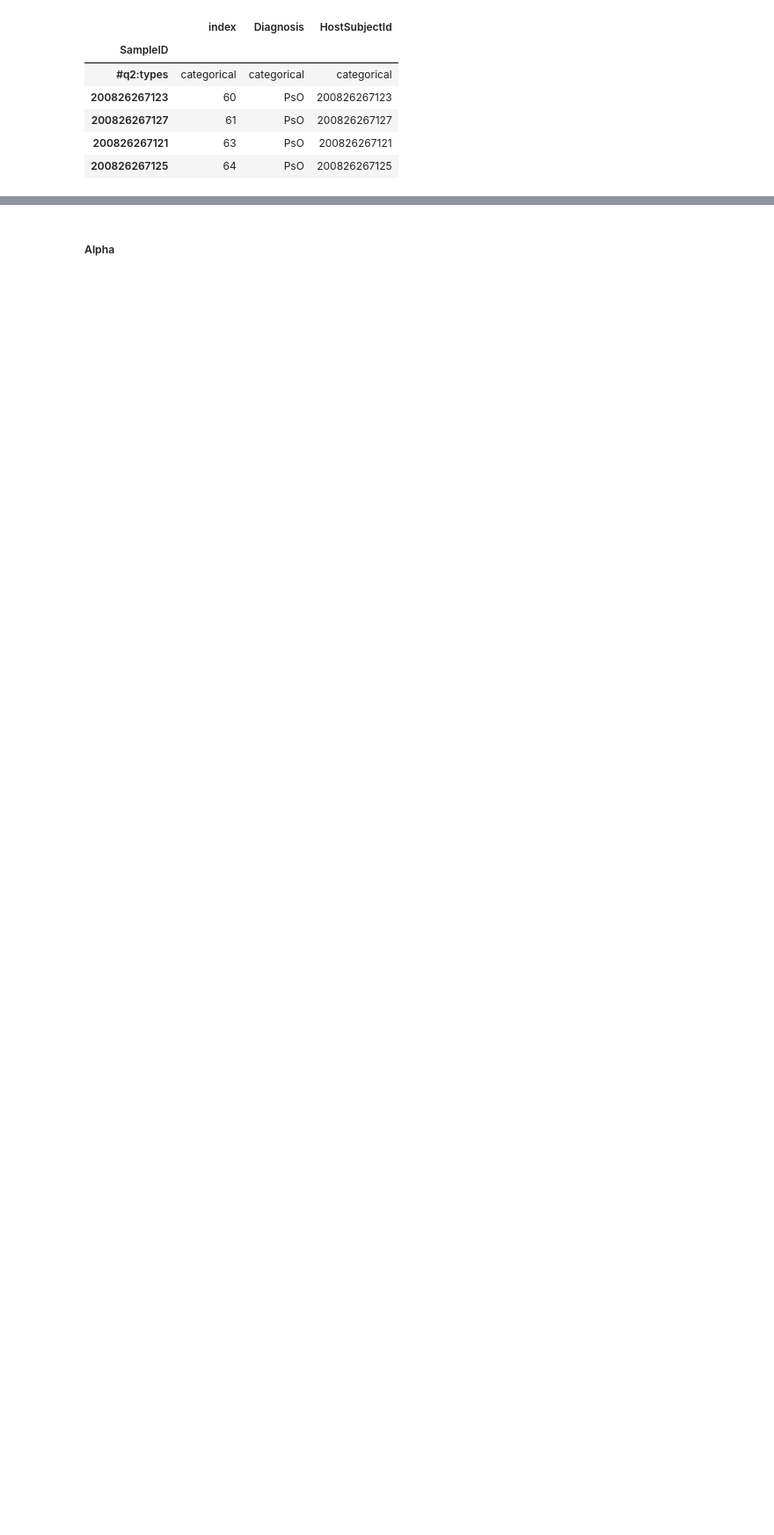
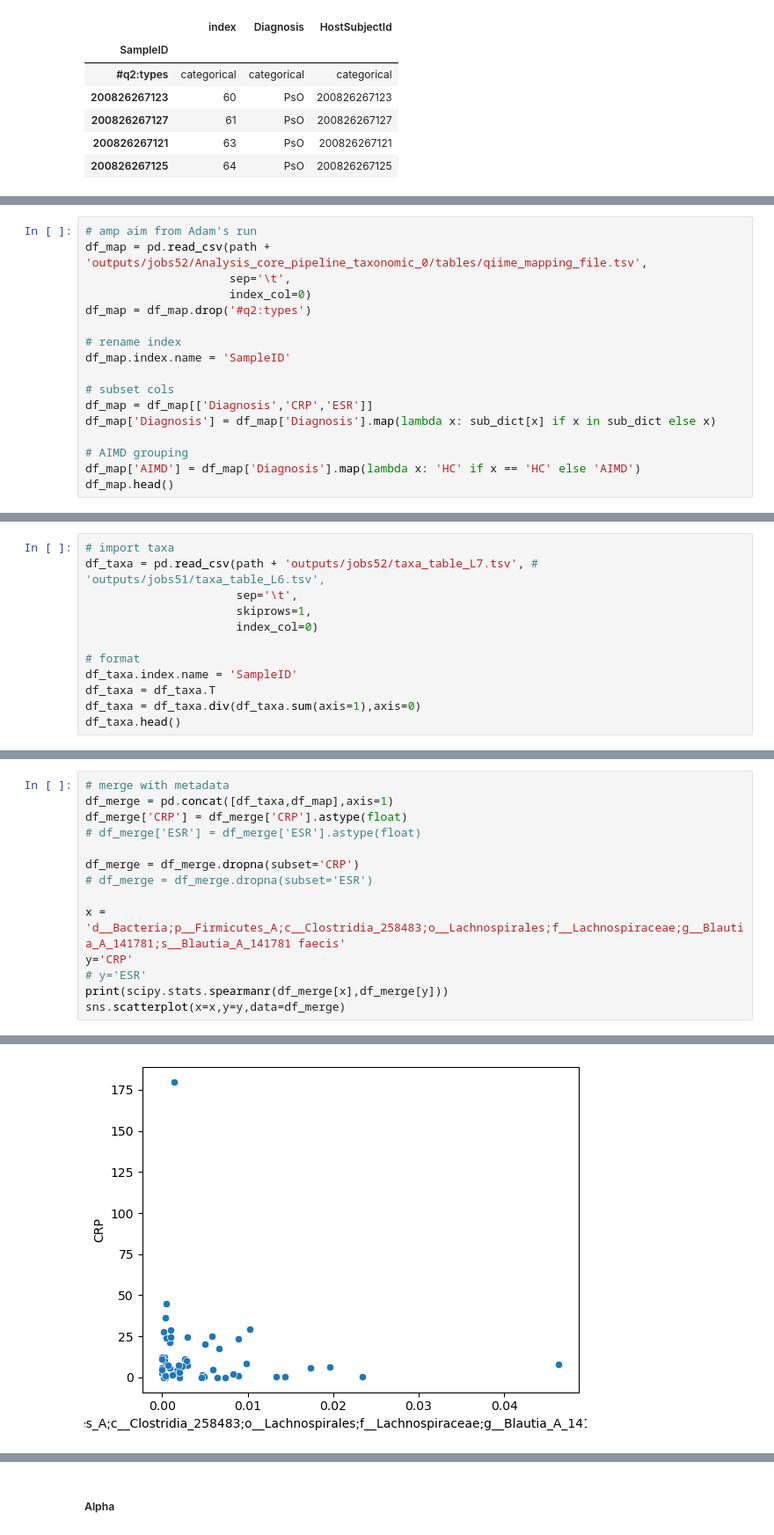
Before and after one commit to kbpi314/ampaim, a Jupyter notebook: code/ampaim_metaanalysis.ipynb, the cells around one changed output, grey strips where cells are left out. Shown at 88% size. Drawn from its saved outputs; the diff is of its cells as text; blank space fills up the shorter version.

```diff
--- a/code/ampaim_metaanalysis.ipynb
+++ b/code/ampaim_metaanalysis.ipynb
@@ -559,0 +676,17 @@ df.head()
+# %%
+# amp aim from Adam's run
+df_map = pd.read_csv(path + 'outputs/jobs52/Analysis_core_pipeline_taxonomic_0/tables/qiime_mapping_file.tsv',
+                     sep='\t',
+                     index_col=0)
+df_map = df_map.drop('#q2:types')
+
+# rename index
+df_map.index.name = 'SampleID'
+
+# subset cols
+df_map = df_map[['Diagnosis','CRP','ESR']]
+df_map['Diagnosis'] = df_map['Diagnosis'].map(lambda x: sub_dict[x] if x in sub_dict else x)
+
+# AIMD grouping
+df_map['AIMD'] = df_map['Diagnosis'].map(lambda x: 'HC' if x == 'HC' else 'AIMD')
+df_map.head()
@@ -559,0 +713,12 @@ df.head()
+# %%
+# import taxa
+df_taxa = pd.read_csv(path + 'outputs/jobs52/taxa_table_L7.tsv', # 'outputs/jobs51/taxa_table_L6.tsv',
+                      sep='\t',
+                      skiprows=1,
+                      index_col=0)
+
+# format
+df_taxa.index.name = 'SampleID'
+df_taxa = df_taxa.T
+df_taxa = df_taxa.div(df_taxa.sum(axis=1),axis=0)
+df_taxa.head()
@@ -559,0 +733,15 @@ df.head()
+# %%
+# merge with metadata
+df_merge = pd.concat([df_taxa,df_map],axis=1)
+df_merge['CRP'] = df_merge['CRP'].astype(float)
+# df_merge['ESR'] = df_merge['ESR'].astype(float)
+
+df_merge = df_merge.dropna(subset='CRP')
+# df_merge = df_merge.dropna(subset='ESR')
+
+x = 'd__Bacteria;p__Firmicutes_A;c__Clostridia_258483;o__Lachnospirales;f__Lachnospiraceae;g__Blautia_A_141781;s__Blautia_A_141781 faecis'
+y='CRP'
+# y='ESR'
+print(scipy.stats.spearmanr(df_merge[x],df_merge[y]))
+sns.scatterplot(x=x,y=y,data=df_merge)
+# %% [output]
@@ -559,0 +750 @@ df.head()
+[figure, added]
```
Also changed, not shown: parts of 35 cells of this notebook, 1 other file.
